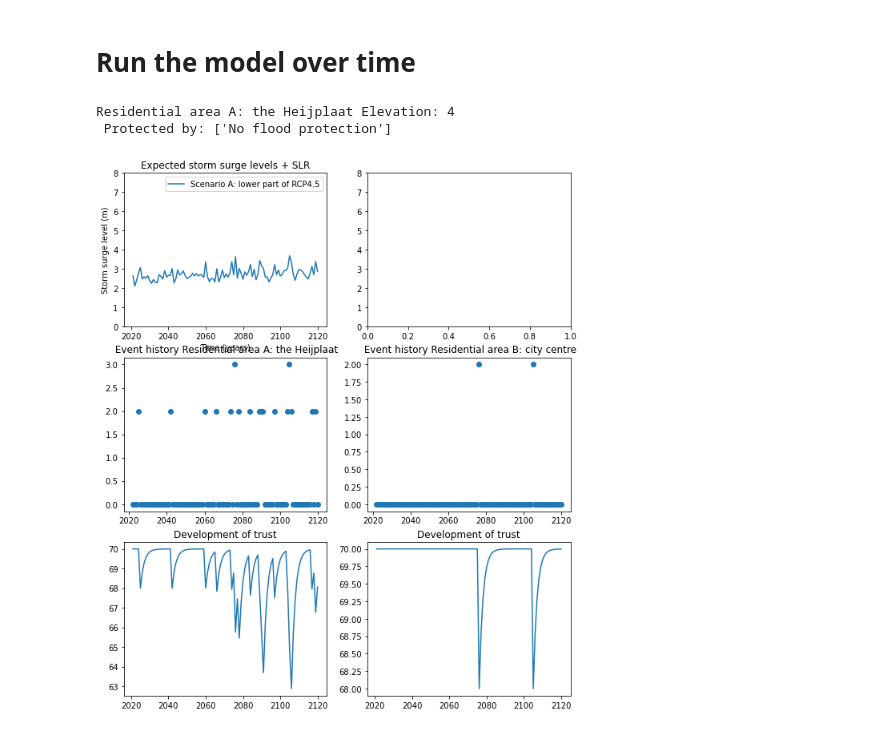
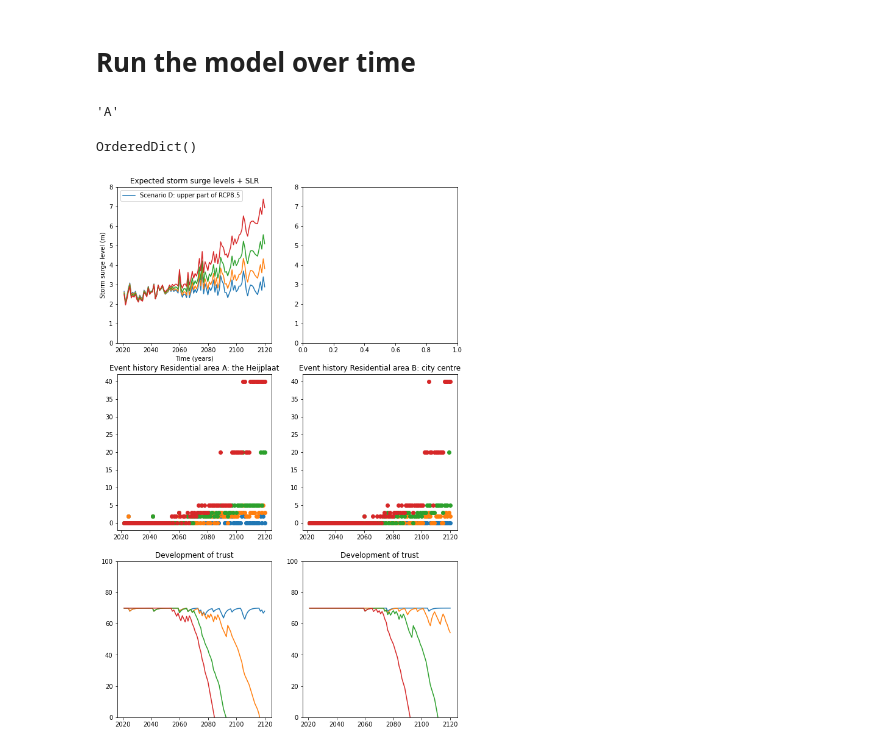
Before and after one commit to keesvanginkel/Urban-SETP, a Jupyter notebook: Rotterdam.ipynb, the cells around one changed output. Drawn from its saved outputs; the diff is of its cells as text; code cells hidden in the pictures.

Commit message:
Now able to store the results of multiple storm surge scenarios

```diff
--- a/Rotterdam.ipynb
+++ b/Rotterdam.ipynb
@@ -124,6 +124,8 @@ axes[1,0].set_yscale('log')
 # %% [markdown]
 ### Step 1B: Start here if you want to load existing series
 # %%
+allSurgeSeries = []
+
 class SurgeSeries:
     "Common class for all storm surge series"
     def __init__(self,name=None,description=None,surgelevel=None,years=np.arange(2021,2121)):
@@ -131,6 +133,7 @@ class SurgeSeries:
         self.description = description
         self.surgelevel = surgelevel
         self.years = years
+        allSurgeSeries.append(self) #Add to the overview of all flood protection objects
 
     def to_csv(self,filename):
         "Write to a csv file (weakness: does not save the metadata yet)"
@@ -369,5 +372,25 @@ measures = OrderedDict({ #key, name of measure,additional height, implementation
 })
 # %% [markdown]
 # Run the model over time
+# %%
+allSurgeSeries[0].name
+# %% [output]
+'A'
+# %%
+Area_A.trust_t = OrderedDict()
+Area_A.trust_t
+# %% [output]
+OrderedDict()
+# %%
+for Area in allResidentialArea:
+    Area.trust_t = OrderedDict() #TO TRACK THE DEVELOPMENT OF TRUST
+    Area.trust_t[0] = Area.trust_0
+    Area.event_impact_history = OrderedDict() #TO SAVE VALUES OF THE 'ALARMING CONDITIONS'
+    Area.flood_history = OrderedDict() #TO SAVE FLOOD DEPTHS PER YEAR [IN M]
+    for SurgeSeries in allSurgeSeries: #STORE THE RESULTS PER NAME OF THE STORM SURGE SERIES AS KEYS IN ORDERED DICT
+        Area.trust_t[SurgeSeries.name] = [None] * len(time)
+        Area.trust_t[SurgeSeries.name][0] = Area.trust_0
+        Area.event_impact_history[event_impact_history.name] = [None] * len(time) #TO SAVE VALUES OF THE 'ALARMING CONDITIONS'
+        Area.flood_history[event_impact_history.name] = [None] * len(time) #TO SAVE FLOOD DEPTHS PER YEAR [IN M]
 # %%
 #SELECT THE STORM SURGE SERIES FOR WHICH YOU WANT TO RUN
@@ -407,31 +435,23 @@ for i,t in enumerate(time): #Iterate over the years t, with index i
-# %%
-allResidentialArea[0]
-# %% [output]
-Residential area A: the Heijplaat Elevation: 4
- Protected by: ['No flood protection']
 # %%
-SurgeSeries = SurgeSeries_A
+fig, axes = plt.subplots(nrows=3,ncols=2,sharey=False,figsize=(10,16))
 
-#Plot as a time series
+for SurgeSeries in allSurgeSeries:
+    axes[0,0].plot(SurgeSeries.years,SurgeSeries.surgelevel)
 
-fig, axes = plt.subplots(nrows=3,ncols=2,sharey=False,figsize=(,12))
+    axes[0,0].legend(labels=[SurgeSeries.description])
+    axes[0,0].set_title('Expected storm surge levels + SLR')
+    axes[0,0].set_xlabel('Time (years)')
+    axes[0,0].set_ylabel('Storm surge level (m)')
+    axes[0,0].set_ylim(0,8)
+    axes[0,1].set_ylim(0,8)
 
-axes[0,0].plot(SurgeSeries.years,SurgeSeries.surgelevel)
+    for i, Area in enumerate(allResidentialArea):
+        axes[1,i].set_title('Event history {}'.format(allResidentialArea[i].name))
+        axes[1,i].plot(SurgeSeries.years,allResidentialArea[i].event_impact_history[SurgeSeries.name],'o')
 
-axes[0,0].legend(labels=[SurgeSeries.description])
-axes[0,0].set_title('Expected storm surge levels + SLR')
-axes[0,0].set_xlabel('Time (years)')
-axes[0,0].set_ylabel('Storm surge level (m)')
-axes[0,0].set_ylim(0,8)
-axes[0,1].set_ylim(0,8)
+        axes[2,i].set_title('Development of trust')
+        axes[2,i].plot(SurgeSeries.years,allResidentialArea[i].trust_t[SurgeSeries.name],)
 
-for i, Area in enumerate(allResidentialArea):
-    axes[1,i].set_title('Event history {}'.format(allResidentialArea[i].name))
-    axes[1,i].plot(SurgeSeries.years,allResidentialArea[i].event_impact_history,'o')
-
-    axes[2,i].set_title('Development of trust')
-    axes[2,i].plot(SurgeSeries.years,allResidentialArea[i].trust_t,)
-
-#axes[1,0].set_yscale('log')
+        axes[2,i].set_ylim(0,100)
 # %% [output]
-[figure, old version]
+[figure, new version]
```
Also changed, not shown: parts of 3 cells of this notebook.
